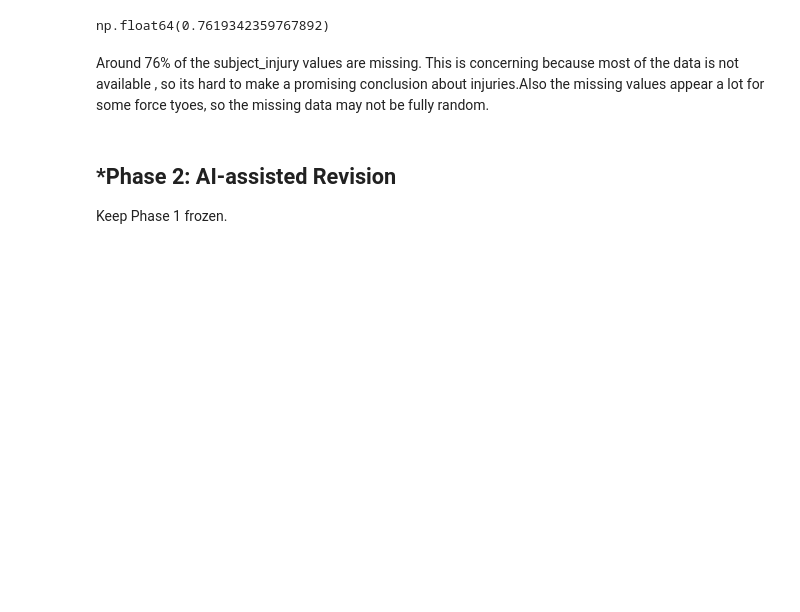
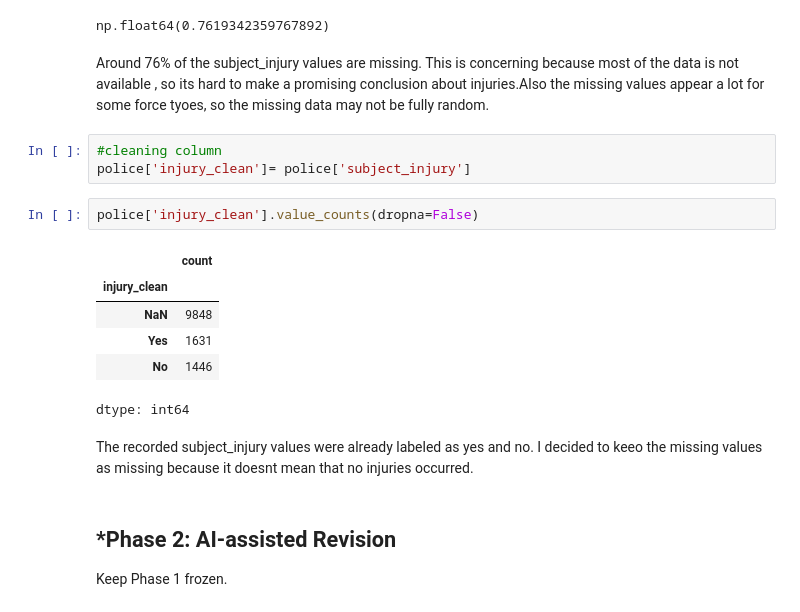
Before and after one commit to raffaellaalpaca-ai/A01-data-wrangling, a Jupyter notebook: notebook.ipynb, the cells around one changed output. Saved outputs shown, nothing was run; the diff lists cells and outputs as text; blank space fills up the shorter version.

Commit message:
Cleaned subject injury values

```diff
--- a/notebook.ipynb
+++ b/notebook.ipynb
@@ -177,6 +177,20 @@ police['subject_injury'].isna().mean()
 np.float64(0.7619342359767892)
 # %% [markdown]
 Around 76% of the subject_injury values are missing. This is concerning because most of the data is not available , so its hard to make a promising conclusion about injuries.Also the missing values appear a lot for some force tyoes, so the missing data may not be fully random.
+# %%
+#cleaning column
+police['injury_clean']= police['subject_injury']
+# %%
+police['injury_clean'].value_counts(dropna=False)
+# %% [output]
+|  | count |
+| injury_clean |  |
+| NaN | 9848 |
+| Yes | 1631 |
+| No | 1446 |
+dtype: int64
+# %% [markdown]
+The recorded subject_injury values were already labeled as yes and no. I decided to keeo the missing values as missing because it doesnt mean that no injuries occurred.
 # %% [markdown]
 ## *Phase 2: AI-assisted Revision
 Keep Phase 1 frozen.
```
